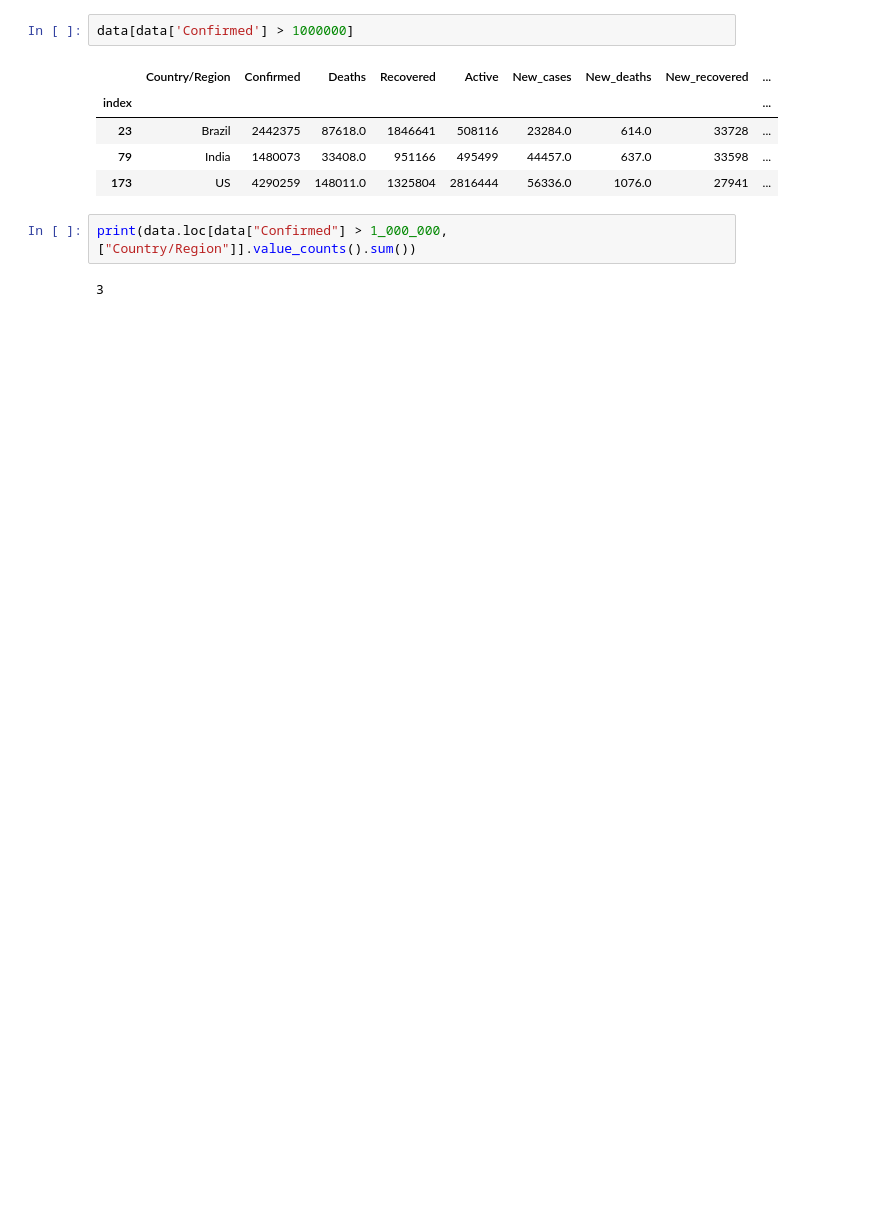
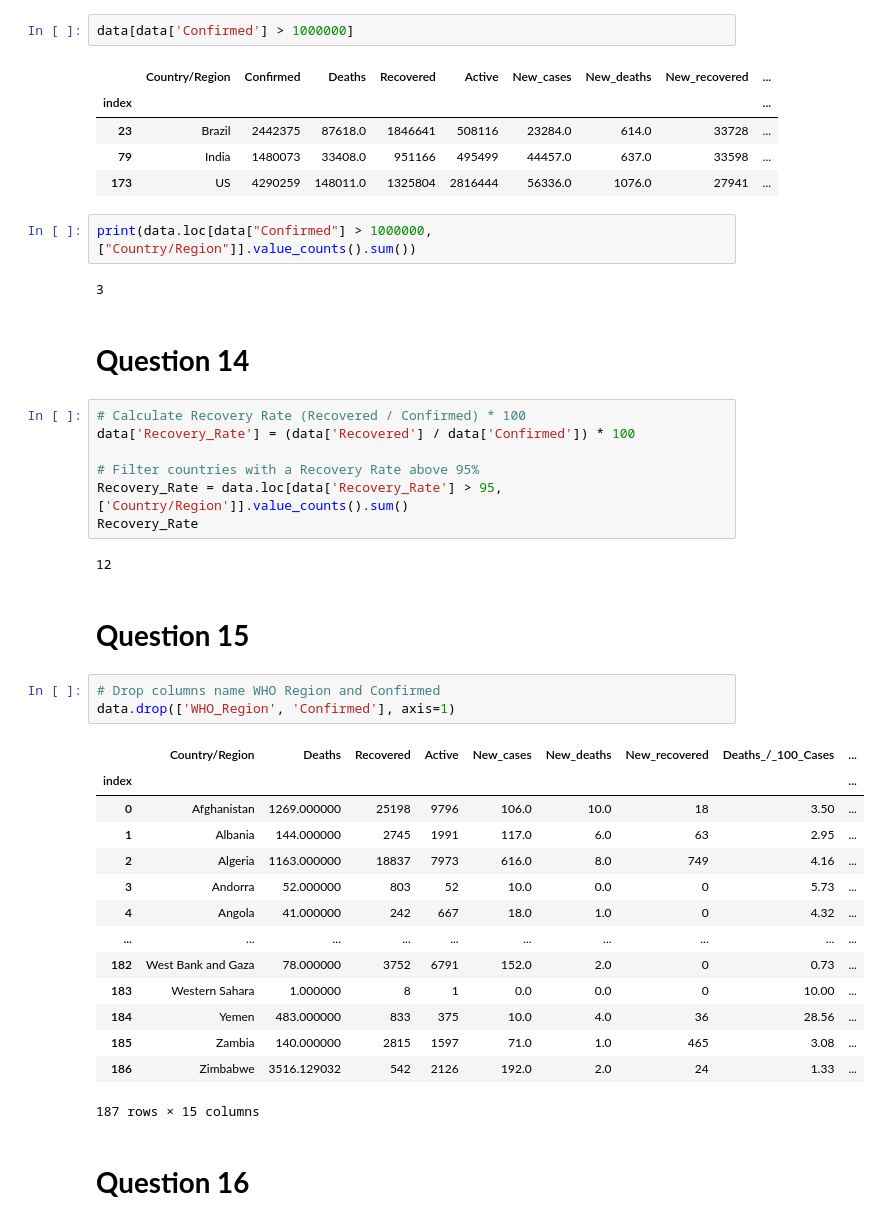
Before and after one commit to Abubakar919666/Python, a Jupyter notebook: Data_Visualization_Project.ipynb, the cells around one changed output. Cells and saved outputs as stored; diff of their text form; blank space fills up the shorter version.

```diff
--- a/Data_Visualization_Project.ipynb
+++ b/Data_Visualization_Project.ipynb
@@ -371,6 +356,39 @@ data[data['Confirmed'] > 1000000]
 | 79 | India | 1480073 | 33408.0 | 951166 | 495499 | 44457.0 | 637.0 | 33598 | ... |
 | 173 | US | 4290259 | 148011.0 | 1325804 | 2816444 | 56336.0 | 1076.0 | 27941 | ... |
 # %%
-print(data.loc[data["Confirmed"] > 1_000_000, ["Country/Region"]].value_counts().sum())
+print(data.loc[data["Confirmed"] > 1000000, ["Country/Region"]].value_counts().sum())
 # %% [output]
 3
+# %% [markdown]
+# **Question 14**
+# %%
+# Calculate Recovery Rate (Recovered / Confirmed) * 100
+data['Recovery_Rate'] = (data['Recovered'] / data['Confirmed']) * 100
+
+# Filter countries with a Recovery Rate above 95%
+Recovery_Rate = data.loc[data['Recovery_Rate'] > 95, ['Country/Region']].value_counts().sum()
+Recovery_Rate
+# %% [output]
+12
+# %% [markdown]
+# **Question 15**
+# %%
+# Drop columns name WHO Region and Confirmed
+data.drop(['WHO_Region', 'Confirmed'], axis=1)
+# %% [output]
+|  | Country/Region | Deaths | Recovered | Active | New_cases | New_deaths | New_recovered | Deaths_/_100_Cases | ... |
+| index |  |  |  |  |  |  |  |  | ... |
+| 0 | Afghanistan | 1269.000000 | 25198 | 9796 | 106.0 | 10.0 | 18 | 3.50 | ... |
+| 1 | Albania | 144.000000 | 2745 | 1991 | 117.0 | 6.0 | 63 | 2.95 | ... |
+| 2 | Algeria | 1163.000000 | 18837 | 7973 | 616.0 | 8.0 | 749 | 4.16 | ... |
+| 3 | Andorra | 52.000000 | 803 | 52 | 10.0 | 0.0 | 0 | 5.73 | ... |
+| 4 | Angola | 41.000000 | 242 | 667 | 18.0 | 1.0 | 0 | 4.32 | ... |
+| ... | ... | ... | ... | ... | ... | ... | ... | ... | ... |
+| 182 | West Bank and Gaza | 78.000000 | 3752 | 6791 | 152.0 | 2.0 | 0 | 0.73 | ... |
+| 183 | Western Sahara | 1.000000 | 8 | 1 | 0.0 | 0.0 | 0 | 10.00 | ... |
+| 184 | Yemen | 483.000000 | 833 | 375 | 10.0 | 4.0 | 36 | 28.56 | ... |
+| 185 | Zambia | 140.000000 | 2815 | 1597 | 71.0 | 1.0 | 465 | 3.08 | ... |
+| 186 | Zimbabwe | 3516.129032 | 542 | 2126 | 192.0 | 2.0 | 24 | 1.33 | ... |
+187 rows × 15 columns
+# %% [markdown]
+# **Question 16**
```
Also changed, not shown: parts of 7 cells of this notebook.
